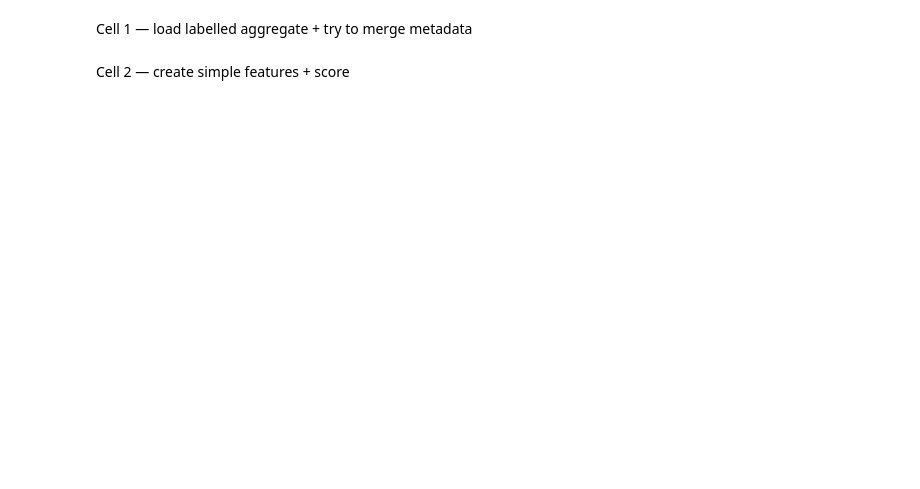
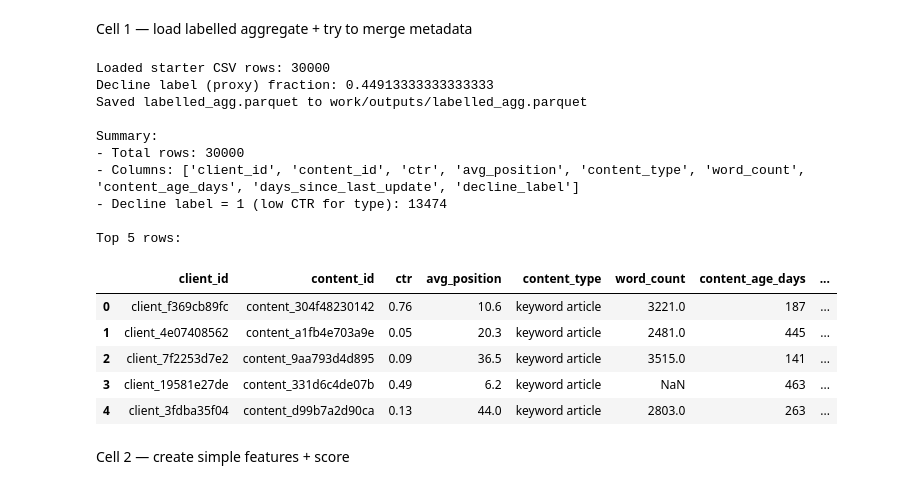
Before and after one commit to Noorulhuda-12/flyrank, a Jupyter notebook: flyrank_eda_ipynb_txt.ipynb, the cells around one changed output. Cells and saved outputs as stored; diff of their text form; code cells hidden in the pictures; blank space fills up the shorter version.

```diff
--- a/flyrank_eda_ipynb_txt.ipynb
+++ b/flyrank_eda_ipynb_txt.ipynb
@@ -335,2 +282,65 @@ print("Fraction decline_label (positive):", merged['decline_label'].mean())
+# %%
+import pandas as pd
+import numpy as np
+from pathlib import Path
+
+Path("work/outputs").mkdir(parents=True, exist_ok=True)
+
+# Load the starter CSV (you already have it; it's safe and fast)
+url = "https://raw.githubusercontent.com/Noorulhuda-12/flyrank/main/data/raw/content_refresh_anonymized.csv"
+df = pd.read_csv(url, low_memory=False)
+print("Loaded starter CSV rows:", len(df))
+
+# Fix avg_position = 0 -> NaN (gotcha from earlier EDA)
+if 'avg_position' in df.columns:
+    df.loc[df['avg_position'] == 0, 'avg_position'] = np.nan
+
+# Create a proxy time-aware-style label using within-snapshot patterns
+# Label: items with low CTR relative to their content_type median (a signal of underperformance)
+if 'ctr' in df.columns and 'content_type' in df.columns:
+    df['median_ctr_by_type'] = df.groupby('content_type')['ctr'].transform('median')
+    # decline_label = 1 if CTR is below median for its type (proxy for underperformance)
+    df['decline_label'] = (df['ctr'] < df['median_ctr_by_type']).astype(int)
+else:
+    df['decline_label'] = 0
+
+print("Decline label (proxy) fraction:", df['decline_label'].mean())
+
+# Save as labelled aggregate (same format as warehouse query would produce)
+# Select only the key columns
+labelled_cols = ['client_id', 'content_id', 'ctr', 'avg_position', 'content_type',
+                 'word_count', 'title', 'keywords', 'content_age_days',
+                 'days_since_last_update', 'decline_label']
+labelled_cols = [c for c in labelled_cols if c in df.columns]
+
+df_labelled = df[labelled_cols].copy()
+out_path = "work/outputs/labelled_agg.parquet"
+df_labelled.to_parquet(out_path, index=False)
+print("Saved labelled_agg.parquet to", out_path)
+
+# Show summary
+print("\nSummary:")
+print("- Total rows:", len(df_labelled))
+print("- Columns:", df_labelled.columns.tolist())
+print("- Decline label = 1 (low CTR for type):", (df_labelled['decline_label']==1).sum())
+print("\nTop 5 rows:")
+display(df_labelled.head(5))
+# %% [output]
+Loaded starter CSV rows: 30000
+Decline label (proxy) fraction: 0.44913333333333333
+Saved labelled_agg.parquet to work/outputs/labelled_agg.parquet
+
+Summary:
+- Total rows: 30000
+- Columns: ['client_id', 'content_id', 'ctr', 'avg_position', 'content_type', 'word_count', 'content_age_days', 'days_since_last_update', 'decline_label']
+- Decline label = 1 (low CTR for type): 13474
+
+Top 5 rows:
+|  | client_id | content_id | ctr | avg_position | content_type | word_count | content_age_days | ... |
+| 0 | client_f369cb89fc | content_304f48230142 | 0.76 | 10.6 | keyword article | 3221.0 | 187 | ... |
+| 1 | client_4e07408562 | content_a1fb4e703a9e | 0.05 | 20.3 | keyword article | 2481.0 | 445 | ... |
+| 2 | client_7f2253d7e2 | content_9aa793d4d895 | 0.09 | 36.5 | keyword article | 3515.0 | 141 | ... |
+| 3 | client_19581e27de | content_331d6c4de07b | 0.49 | 6.2 | keyword article | NaN | 463 | ... |
+| 4 | client_3fdba35f04 | content_d99b7a2d90ca | 0.13 | 44.0 | keyword article | 2803.0 | 263 | ... |
 # %% [markdown]
 Cell 2 — create simple features + score
```
Also changed, not shown: parts of 8 cells of this notebook.
